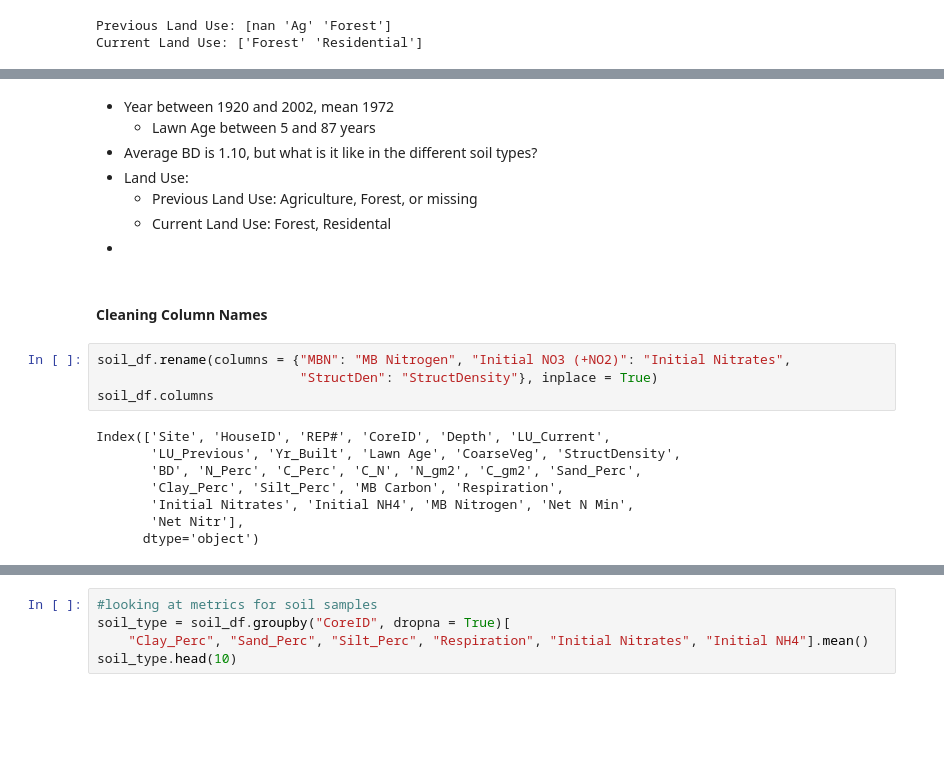
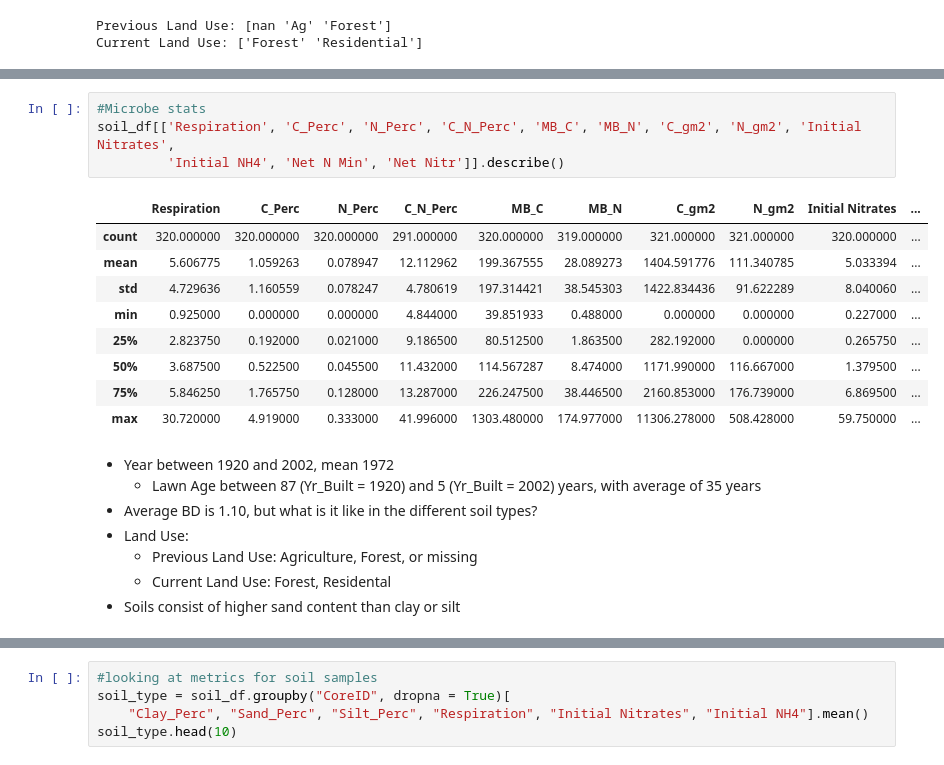
Before and after one commit to odelmas-sci/soil_characteristics, a Jupyter notebook: Forest Soil Characteristics.ipynb, the cells around one changed output, grey strips where cells are left out. Drawn from its saved outputs; the diff is of its cells as text; blank space fills up the shorter version.

```diff
--- a/Forest Soil Characteristics.ipynb
+++ b/Forest Soil Characteristics.ipynb
@@ -140,22 +195,22 @@ soil_df.describe()
+# %%
+#Microbe stats
+soil_df[['Respiration', 'C_Perc', 'N_Perc', 'C_N_Perc', 'MB_C', 'MB_N', 'C_gm2', 'N_gm2', 'Initial Nitrates',
+         'Initial NH4', 'Net N Min', 'Net Nitr']].describe()
+# %% [output]
+|  | Respiration | C_Perc | N_Perc | C_N_Perc | MB_C | MB_N | C_gm2 | N_gm2 | Initial Nitrates | ... |
+| count | 320.000000 | 320.000000 | 320.000000 | 291.000000 | 320.000000 | 319.000000 | 321.000000 | 321.000000 | 320.000000 | ... |
+| mean | 5.606775 | 1.059263 | 0.078947 | 12.112962 | 199.367555 | 28.089273 | 1404.591776 | 111.340785 | 5.033394 | ... |
+| std | 4.729636 | 1.160559 | 0.078247 | 4.780619 | 197.314421 | 38.545303 | 1422.834436 | 91.622289 | 8.040060 | ... |
+| min | 0.925000 | 0.000000 | 0.000000 | 4.844000 | 39.851933 | 0.488000 | 0.000000 | 0.000000 | 0.227000 | ... |
+| 25% | 2.823750 | 0.192000 | 0.021000 | 9.186500 | 80.512500 | 1.863500 | 282.192000 | 0.000000 | 0.265750 | ... |
+| 50% | 3.687500 | 0.522500 | 0.045500 | 11.432000 | 114.567287 | 8.474000 | 1171.990000 | 116.667000 | 1.379500 | ... |
+| 75% | 5.846250 | 1.765750 | 0.128000 | 13.287000 | 226.247500 | 38.446500 | 2160.853000 | 176.739000 | 6.869500 | ... |
+| max | 30.720000 | 4.919000 | 0.333000 | 41.996000 | 1303.480000 | 174.977000 | 11306.278000 | 508.428000 | 59.750000 | ... |
 # %% [markdown]
 - Year between 1920 and 2002, mean 1972
-  - Lawn Age between 5 and 87 years
+  - Lawn Age between 87 (Yr_Built = 1920) and 5 (Yr_Built = 2002) years, with average of 35 years
 - Average BD is 1.10, but what is it like in the different soil types?
 - Land Use:
   - Previous Land Use: Agriculture, Forest, or missing
   - Current Land Use: Forest, Residental
--
+- Soils consist of higher sand content than clay or silt
-# %% [markdown]
-#### Cleaning Column Names
-# %%
-soil_df.rename(columns = {"MBN": "MB Nitrogen", "Initial NO3 (+NO2)": "Initial Nitrates",
-                          "StructDen": "StructDensity"}, inplace = True)
-soil_df.columns
-# %% [output]
-Index(['Site', 'HouseID', 'REP#', 'CoreID', 'Depth', 'LU_Current',
-       'LU_Previous', 'Yr_Built', 'Lawn Age', 'CoarseVeg', 'StructDensity',
-       'BD', 'N_Perc', 'C_Perc', 'C_N', 'N_gm2', 'C_gm2', 'Sand_Perc',
-       'Clay_Perc', 'Silt_Perc', 'MB Carbon', 'Respiration',
-       'Initial Nitrates', 'Initial NH4', 'MB Nitrogen', 'Net N Min',
-       'Net Nitr'],
-      dtype='object')
```
Also changed, not shown: parts of 19 cells of this notebook.
